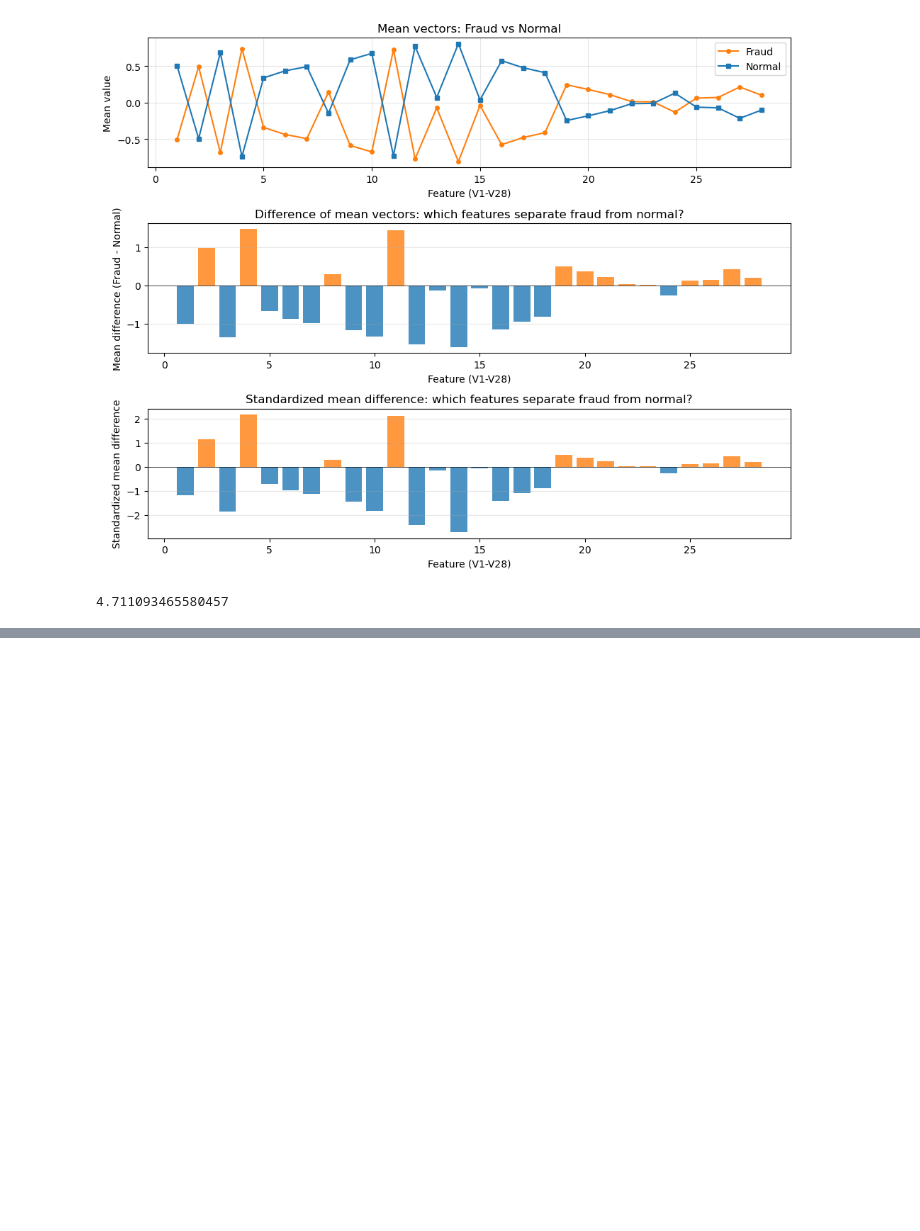
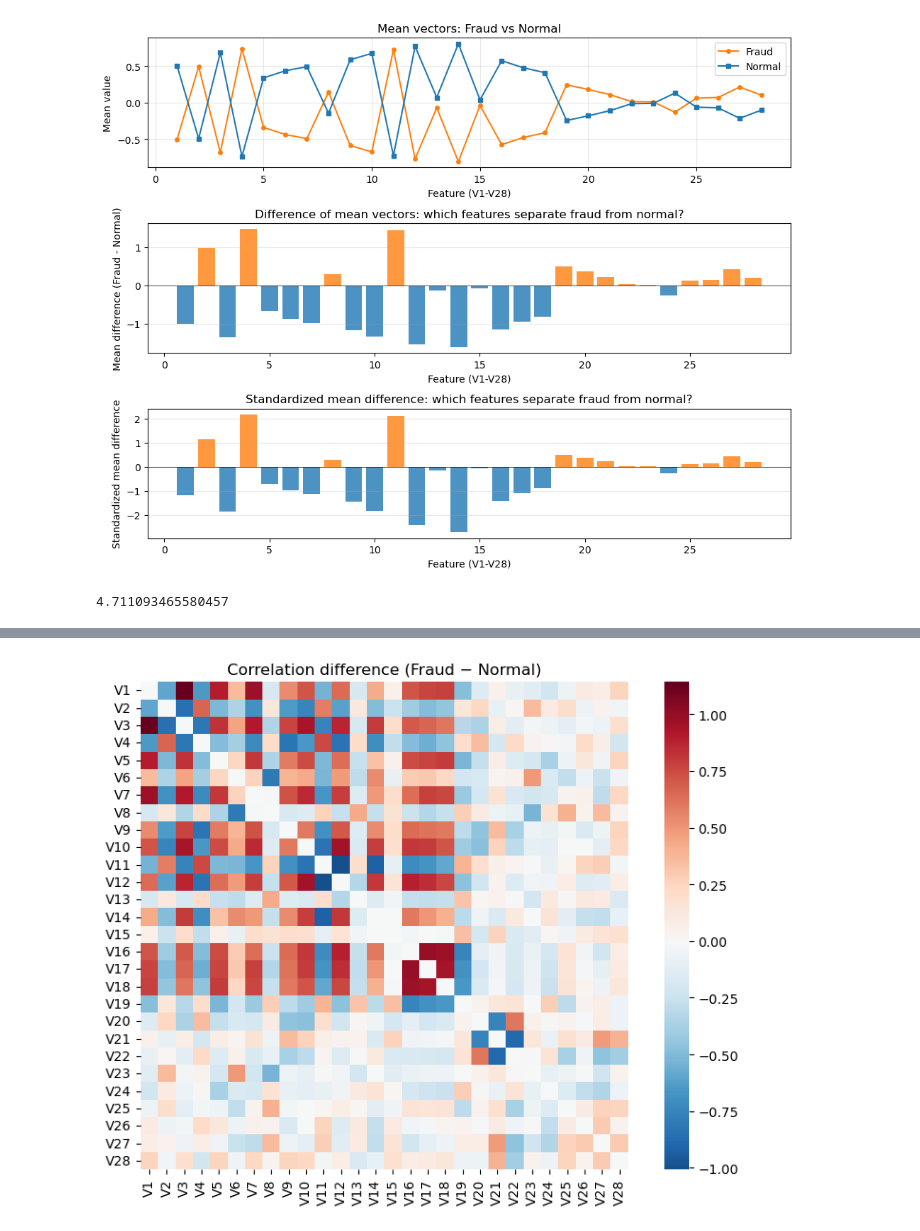
Before and after one commit to hekoh99/financial-anomaly-detection, a Jupyter notebook: 03_bivariate_analysis.ipynb, the cells around one changed output, grey strips where cells are left out. Drawn from its saved outputs; the diff is of its cells as text; code cells hidden in the pictures; blank space fills up the shorter version.

```diff
--- a/03_bivariate_analysis.ipynb
+++ b/03_bivariate_analysis.ipynb
@@ -146,0 +183,10 @@ Interpretation:
+# %%
+# Difference in correlation: Fraud - Normal (where structure differs most between classes)
+corr_diff = corr_fraud - corr_normal
+fig, ax = plt.subplots(figsize=(8, 6))
+sns.heatmap(corr_diff, cmap="RdBu_r", center=0, square=True, ax=ax)
+ax.set_title("Correlation difference (Fraud − Normal)")
+plt.tight_layout()
+plt.show()
+# %% [output]
+[figure, added]
```
Also changed, not shown: parts of 4 cells of this notebook.
